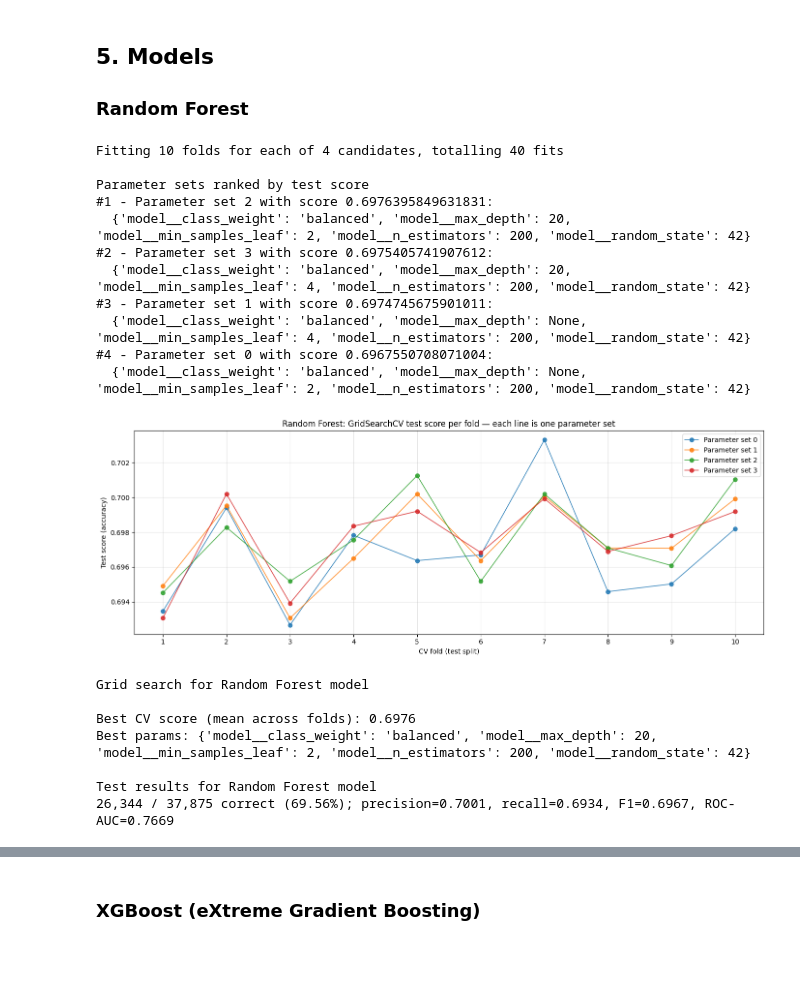
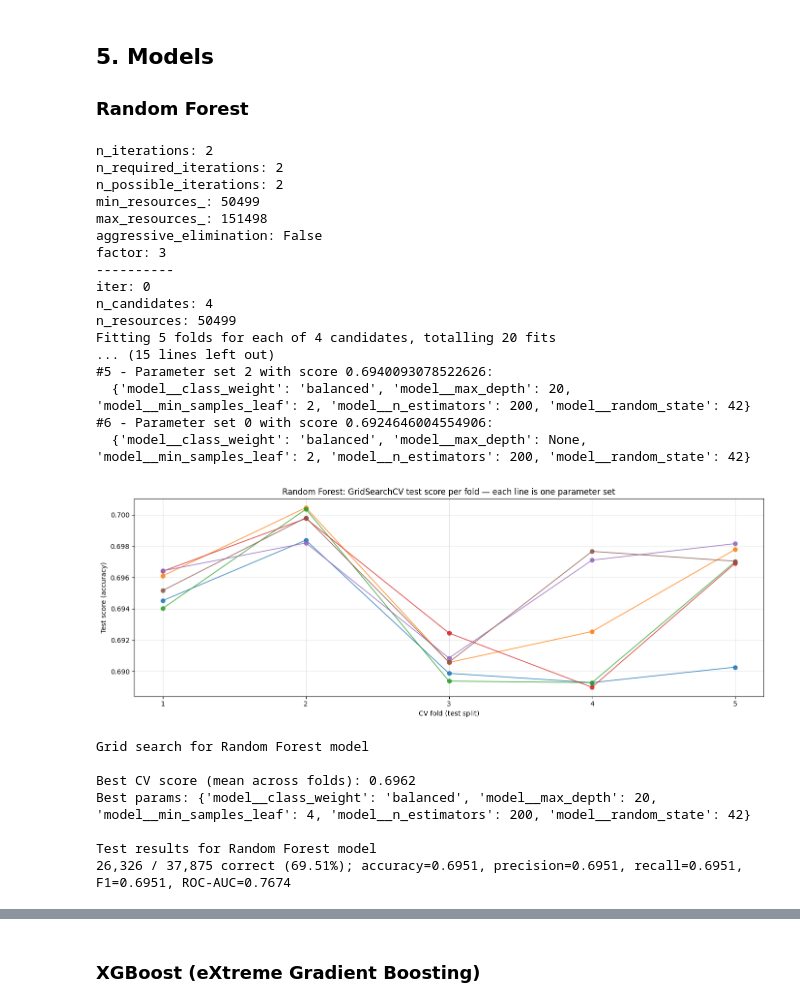
Before and after one commit to scarvalhojr/tennispredictor, a Jupyter notebook: notebook/tennispredictor.ipynb, the cells around one changed output, grey strips where cells are left out. Drawn from its saved outputs; the diff is of its cells as text; code cells hidden in the pictures; blank space fills up the shorter version.

```diff
--- a/notebook/tennispredictor.ipynb
+++ b/notebook/tennispredictor.ipynb
@@ -72,7 +74,7 @@ DROP_FEATURES = {
 # Testing and trainingparameters
 TRAIN_RATIO = 0.8
 TEST_RATIO = 1 - TRAIN_RATIO
-NUM_CV_SPLITS = 10
+NUM_CV_SPLITS = 5
 # %% [markdown]
 ### Helpers
 # %%
@@ -723,48 +824,54 @@ if categorical_features:
         (
             "cat",
             Pipeline(
                 steps=[
                     # ("impute", SimpleImputer(strategy="most_frequent")),
                     (
                         "onehot",
                         OneHotEncoder(handle_unknown="ignore", sparse_output=False),
                     ),
                 ]
             ),
             categorical_features,
         )
     )
 
 preprocessor = ColumnTransformer(transformers=_transformers)
 
 rf_pipeline = Pipeline(
     steps=[
         ("prep", preprocessor),
         (
             "model",
             RandomForestClassifier(),
         ),
     ]
 )
 
-random_forest = train_and_test_model(RF_MODEL_NAME, rf_pipeline, RF_PARAM_GRID)
+trained_rf, best_rf_params = train_and_test_model(RF_MODEL_NAME, rf_pipeline, RF_PARAM_GRID)
 # %% [output]
-Fitting 10 folds for each of 4 candidates, totalling 40 fits
-
-Parameter sets ranked by test score
-#1 - Parameter set 2 with score 0.6976395849631831:
+n_iterations: 2
+n_required_iterations: 2
+n_possible_iterations: 2
+min_resources_: 50499
+max_resources_: 151498
+aggressive_elimination: False
+factor: 3
+----------
+iter: 0
+n_candidates: 4
+n_resources: 50499
+Fitting 5 folds for each of 4 candidates, totalling 20 fits
+... (15 lines left out)
+#5 - Parameter set 2 with score 0.6940093078522626:
   {'model__class_weight': 'balanced', 'model__max_depth': 20, 'model__min_samples_leaf': 2, 'model__n_estimators': 200, 'model__random_state': 42}
-#2 - Parameter set 3 with score 0.6975405741907612:
-  {'model__class_weight': 'balanced', 'model__max_depth': 20, 'model__min_samples_leaf': 4, 'model__n_estimators': 200, 'model__random_state': 42}
-#3 - Parameter set 1 with score 0.6974745675901011:
-  {'model__class_weight': 'balanced', 'model__max_depth': None, 'model__min_samples_leaf': 4, 'model__n_estimators': 200, 'model__random_state': 42}
-#4 - Parameter set 0 with score 0.6967550708071004:
+#6 - Parameter set 0 with score 0.6924646004554906:
   {'model__class_weight': 'balanced', 'model__max_depth': None, 'model__min_samples_leaf': 2, 'model__n_estimators': 200, 'model__random_state': 42}
-[figure, old version]
+[figure, new version]
 Grid search for Random Forest model
 
-Best CV score (mean across folds): 0.6976
-Best params: {'model__class_weight': 'balanced', 'model__max_depth': 20, 'model__min_samples_leaf': 2, 'model__n_estimators': 200, 'model__random_state': 42}
+Best CV score (mean across folds): 0.6962
+Best params: {'model__class_weight': 'balanced', 'model__max_depth': 20, 'model__min_samples_leaf': 4, 'model__n_estimators': 200, 'model__random_state': 42}
 
 Test results for Random Forest model
-26,344 / 37,875 correct (69.56%); precision=0.7001, recall=0.6934, F1=0.6967, ROC-AUC=0.7669
+26,326 / 37,875 correct (69.51%); accuracy=0.6951, precision=0.6951, recall=0.6951, F1=0.6951, ROC-AUC=0.7674
```
Also changed, not shown: parts of 8 cells of this notebook.
